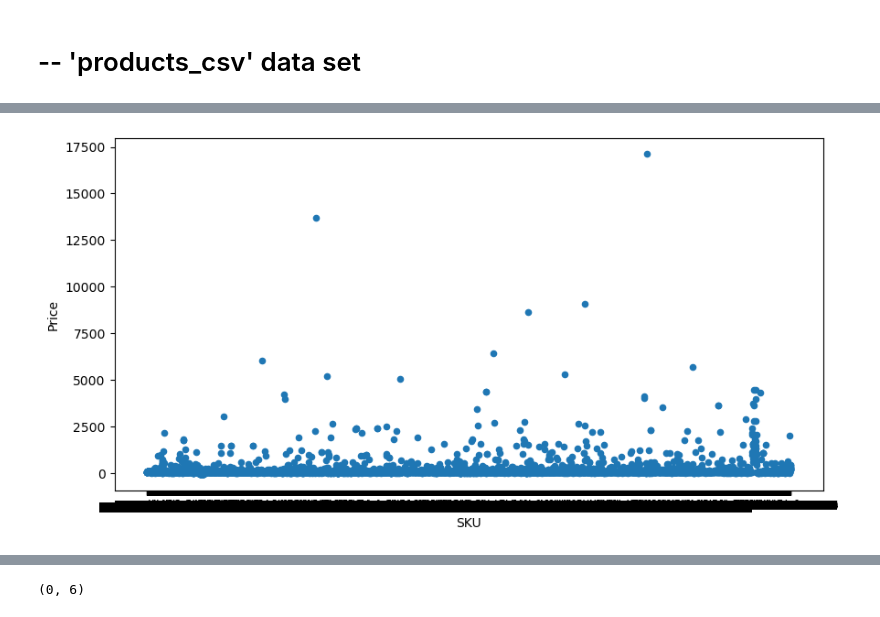
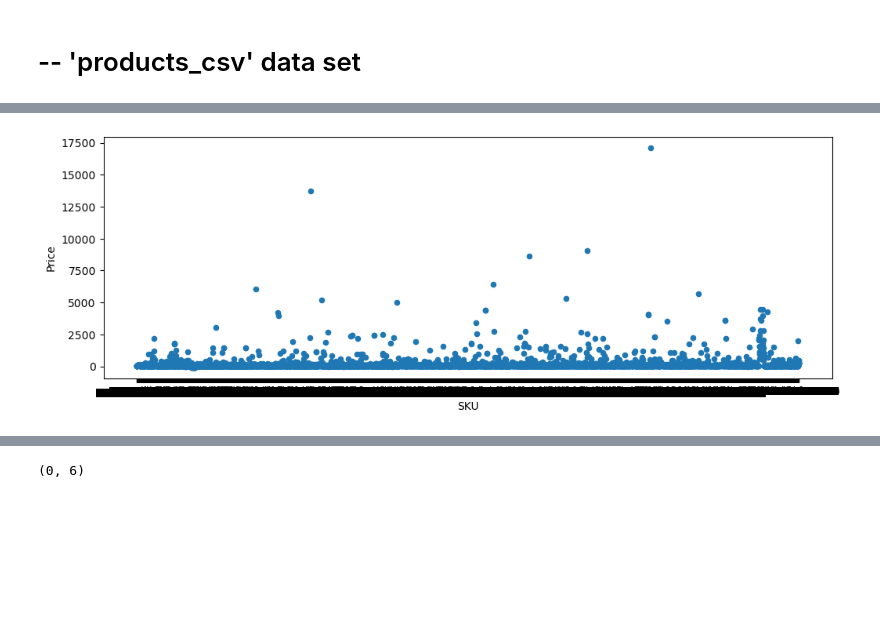
Before and after one commit to EMSinclair217/ITPBD2-Assignment-with-notebook, a Jupyter notebook: 3537499_BD2.ipynb, the cells around one changed output, grey strips where cells are left out. Drawn from its saved outputs; the diff is of its cells as text; code cells hidden in the pictures; blank space fills up the shorter version.

```diff
--- a/3537499_BD2.ipynb
+++ b/3537499_BD2.ipynb
@@ -191,8 +85,8 @@ Name: count, Length: 1024, dtype: int64
 # %%
 # scatter plot to show all points
-# shows majority prices below 2500 with few high outliers
+# shows majority prices below 2500 with few high outliers + some negative price values.
 products_csv['SKU'] = products_csv['SKU'].astype(str)
-products_csv.plot(kind='scatter', y='Price', x='SKU', figsize=(10,5))
+products_csv.plot(kind='scatter', y='Price', x='SKU', figsize=(12,4))
 plt.show()
 # %% [output]
-[figure, old version]
+[figure, new version]
```
Also changed, not shown: parts of 127 cells of this notebook, 1 other file.
